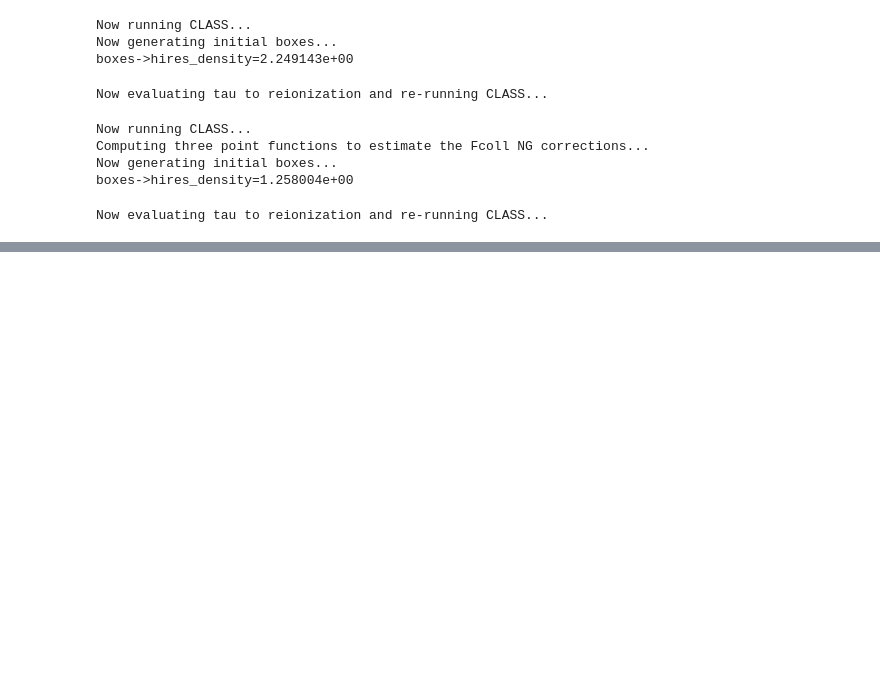
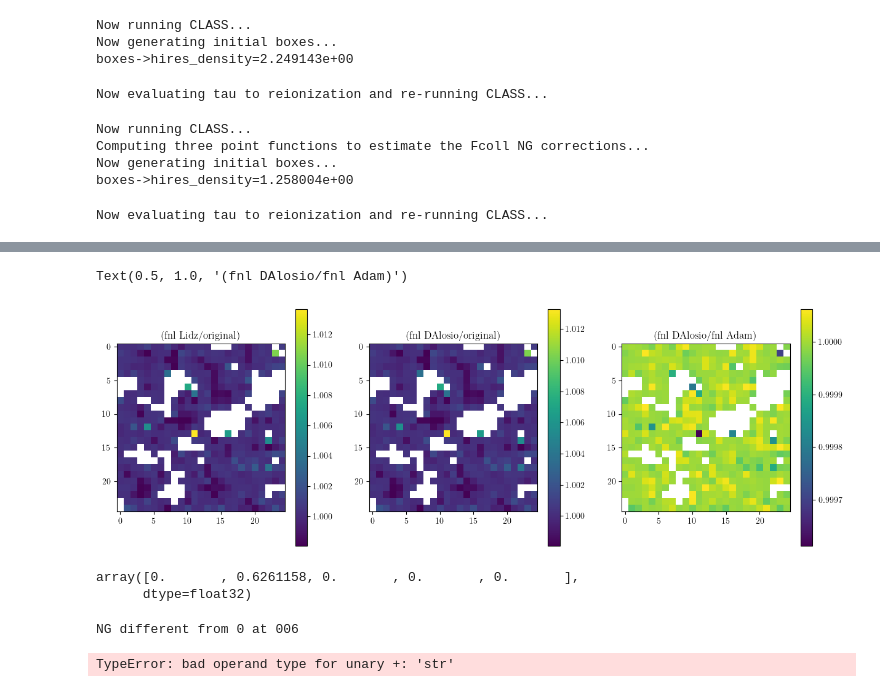
Before and after one commit to jordanflitter/21cmFirstCLASS, a Jupyter notebook: Tutorial (Jupyter notebooks)/notebook_fNL.ipynb, the cells around one changed output, grey strips where cells are left out. Saved outputs shown, nothing was run; the diff lists cells and outputs as text; code cells hidden in the pictures; blank space fills up the shorter version.

```diff
--- a/Tutorial (Jupyter notebooks)/notebook_fNL.ipynb
+++ b/Tutorial (Jupyter notebooks)/notebook_fNL.ipynb
@@ -803,0 +896,38 @@ ax[2].set_ylabel('') ;
+# %%
+plt.figure(figsize=(15,5))
+
+z_id = 50
+plt.subplot(131)
+value = (lightcone_fNL_FCOLL_adam.brightness_temp[:,:,z_id]/lightcone.brightness_temp[:,:,z_id])
+im = plt.imshow(value)
+plt.colorbar(im)
+plt.title('(fnl Lidz/original)')
+plt.subplot(132)
+value = (lightcone_fNL_FCOLL_dalosio.brightness_temp[:,:,z_id]/lightcone.brightness_temp[:,:,z_id])
+im = plt.imshow(value)
+plt.colorbar(im)
+plt.title('(fnl DAlosio/original)')
+plt.subplot(133)
+value = (lightcone_fNL_FCOLL_dalosio.brightness_temp[:,:,z_id]/lightcone_fNL_FCOLL_adam.brightness_temp[:,:,z_id])
+im = plt.imshow(value)
+plt.colorbar(im)
+plt.title('(fnl DAlosio/fnl Adam)')
+# %% [output]
+Text(0.5, 1.0, '(fnl DAlosio/fnl Adam)')
+[figure, added]
+# %%
+lightcone_fNL_FCOLL_adam.brightness_temp[0,1,:5]
+# %% [output]
+array([0.       , 0.6261158, 0.       , 0.       , 0.       ],
+      dtype=float32)
+# %%
+for i in range(len(lightcone.brightness_temp)):
+    for j in range(len(lightcone.brightness_temp[i])):
+        for k in range(len(lightcone.brightness_temp[i,j])):
+            if lightcone.brightness_temp[i,j,k] != lightcone_fNL_FCOLL_adam.brightness_temp[i,j,k]:
+                print('NG different from 0 at ' + str(i) + str(j) + str(k))
+            if lightcone_fNL_FCOLL_dalosio.brightness_temp[i,j,k] != lightcone_fNL_FCOLL_adam.brightness_temp[i,j,k]:
+               print('NG Adam different from DAlosio at ' + str(i) + str(j) + str(k))
+# %% [output]
+NG different from 0 at 006
+TypeError: bad operand type for unary +: 'str'
```
Also changed, not shown: parts of 14 cells of this notebook, 7 other files.
